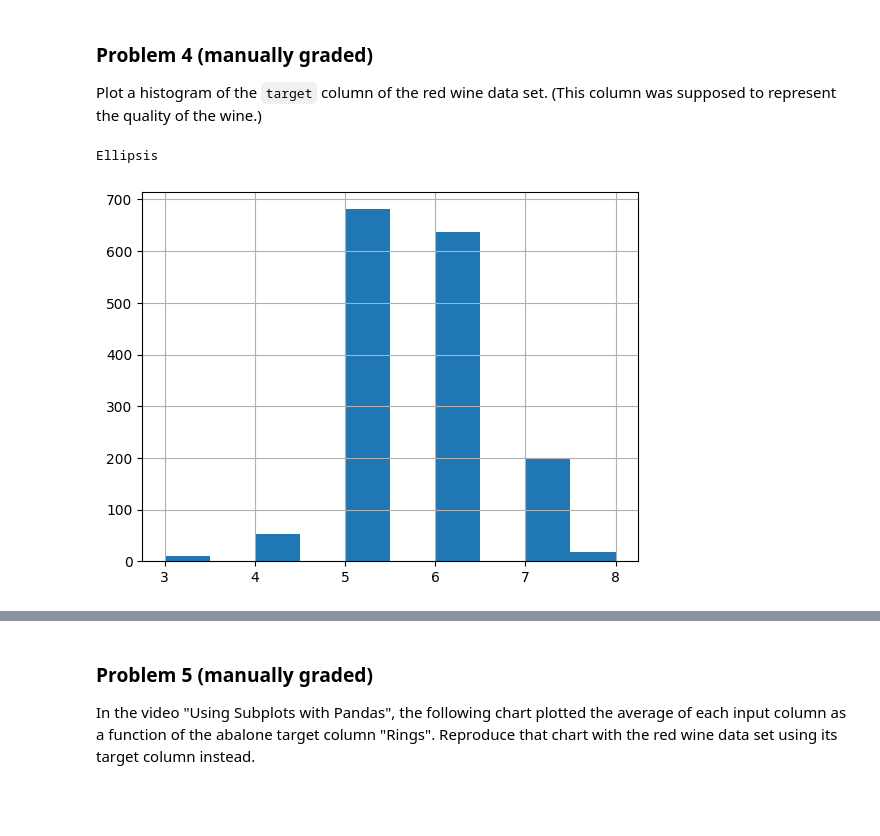
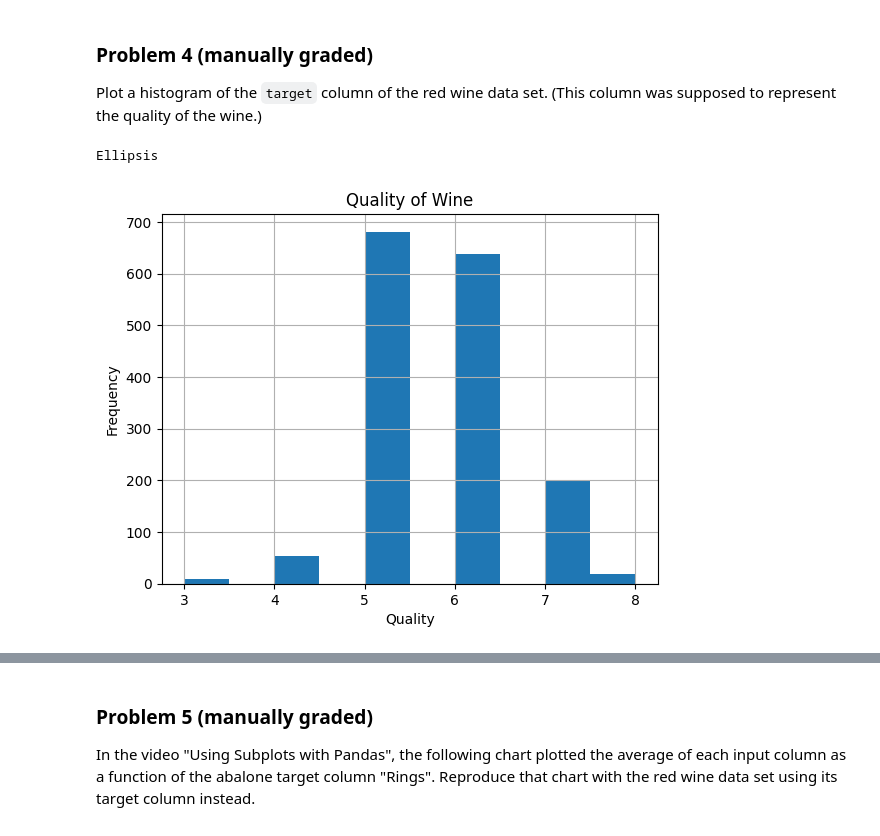
Before and after one commit to JonG-2025/dx602-homework-10, a Jupyter notebook: homework.ipynb, the cells around one changed output, grey strips where cells are left out. Drawn from its saved outputs; the diff is of its cells as text; code cells hidden in the pictures; blank space fills up the shorter version.

```diff
--- a/homework.ipynb
+++ b/homework.ipynb
@@ -99,10 +99,13 @@ Plot a histogram of the `target` column of the red wine data set.
 # %%
 # YOUR CHANGES HERE
 red_wine['target'].hist()
+plt.title('Quality of Wine')
+plt.xlabel('Quality')
+plt.ylabel('Frequency')
 ...
 # %% [output]
 Ellipsis
-[figure, old version]
+[figure, new version]
 # %% [markdown]
 <div style="page-break-after: always;"></div>
 # %% [markdown]
```
Also changed, not shown: parts of 13 cells of this notebook, 1 other file.
